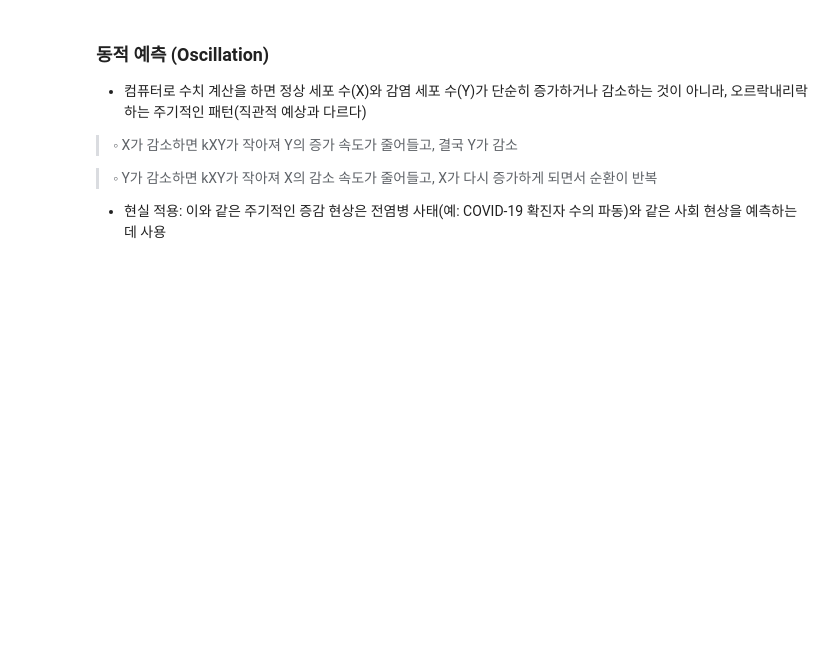
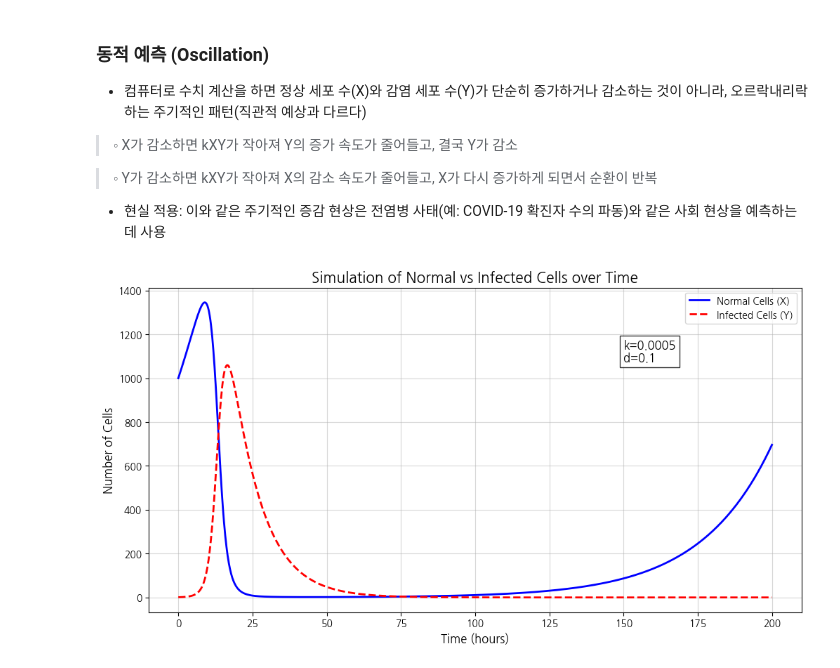
Before and after one commit to ancestor9/2026_Spring_Modeling-and-Simulation, a Jupyter notebook: 세포감염_Simulation.ipynb, the cells around one changed output. Cells and saved outputs as stored; diff of their text form; code cells hidden in the pictures; blank space fills up the shorter version.

```diff
--- a/세포감염_Simulation.ipynb
+++ b/세포감염_Simulation.ipynb
@@ -91,3 +91,62 @@ plt.show()
 >    ◦ Y가 감소하면 kXY가 작아져 X의 감소 속도가 줄어들고, X가 다시 증가하게 되면서 순환이 반복
 
 - 현실 적용: 이와 같은 주기적인 증감 현상은 전염병 사태(예: COVID-19 확진자 수의 파동)와 같은 사회 현상을 예측하는 데 사용
+# %%
+import numpy as np
+from scipy.integrate import odeint
+import matplotlib.pyplot as plt
+
+# 1. 미분방정식 정의 (이미지의 수식 구현)
+def cell_dynamics_model(z, t, k, d):
+    X, Y = z
+
+    # 식 1: 정상 세포 변화율 (X/24 - kXY)
+    dXdt = (X / 24) - (k * X * Y)
+
+    # 식 2: 감염 세포 변화율 (kXY - dY)
+    dYdt = (k * X * Y) - (d * Y)
+
+    return [dXdt, dYdt]
+
+# 2. 파라미터 및 초기값 설정
+# k(감염 속도)와 d(사멸 속도)는 임의의 값으로 설정했습니다.
+# 상황에 맞춰 이 값을 조정하면 그래프 모양이 달라집니다.
+k = 0.0005  # 감염 상수 (정상 세포와 만날 때 감염되는 확률)
+d = 0.1     # 사멸 상수 (감염 세포가 죽는 비율)
+
+# 초기 상태: 정상 세포 1000개, 감염 세포 1개로 시작
+X0 = 1000
+Y0 = 1
+z0 = [X0, Y0]
+
+# 3. 시간 설정 (0시간부터 200시간까지 시뮬레이션)
+t = np.linspace(0, 200, 1000)
+
+# 4. 미분방정식 풀기
+solution = odeint(cell_dynamics_model, z0, t, args=(k, d))
+X_sol = solution[:, 0] # 정상 세포 결과
+Y_sol = solution[:, 1] # 감염 세포 결과
+
+# 5. 그래프 시각화
+plt.figure(figsize=(12, 6))
+
+# 정상 세포 그래프 (파란색)
+plt.plot(t, X_sol, label='Normal Cells (X)', color='blue', linewidth=2)
+
+# 감염 세포 그래프 (빨간색)
+plt.plot(t, Y_sol, label='Infected Cells (Y)', color='red', linestyle='--', linewidth=2)
+
+# 그래프 꾸미기
+plt.title('Simulation of Normal vs Infected Cells over Time', fontsize=15)
+plt.xlabel('Time (hours)', fontsize=12)
+plt.ylabel('Number of Cells', fontsize=12)
+plt.legend()
+plt.grid(True, alpha=0.5)
+
+# 값 확인을 위한 텍스트 추가 (선택사항)
+plt.text(150, max(X_sol)*0.8, f'k={k}\nd={d}', fontsize=12,
+         bbox=dict(facecolor='white', alpha=0.8))
+
+plt.show()
+# %% [output]
+[figure, added]
```
Also changed, not shown: parts of 4 cells of this notebook.
